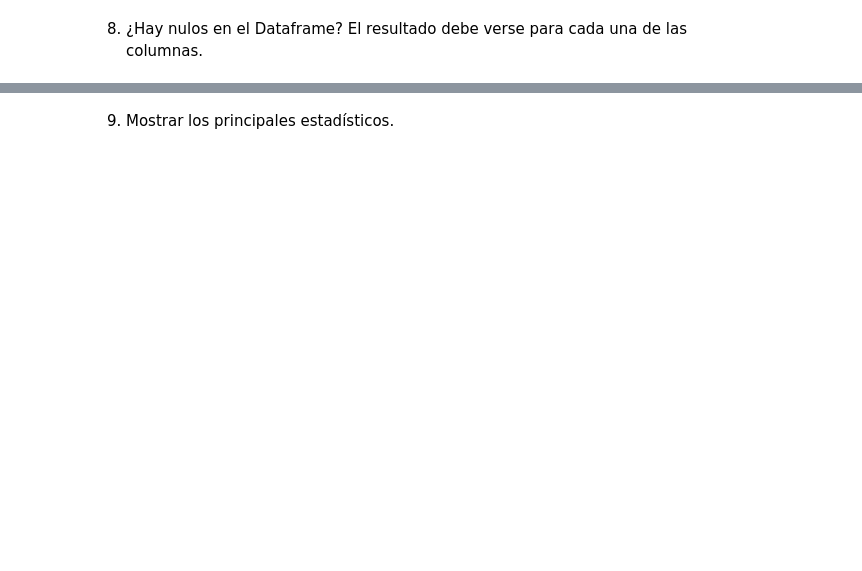
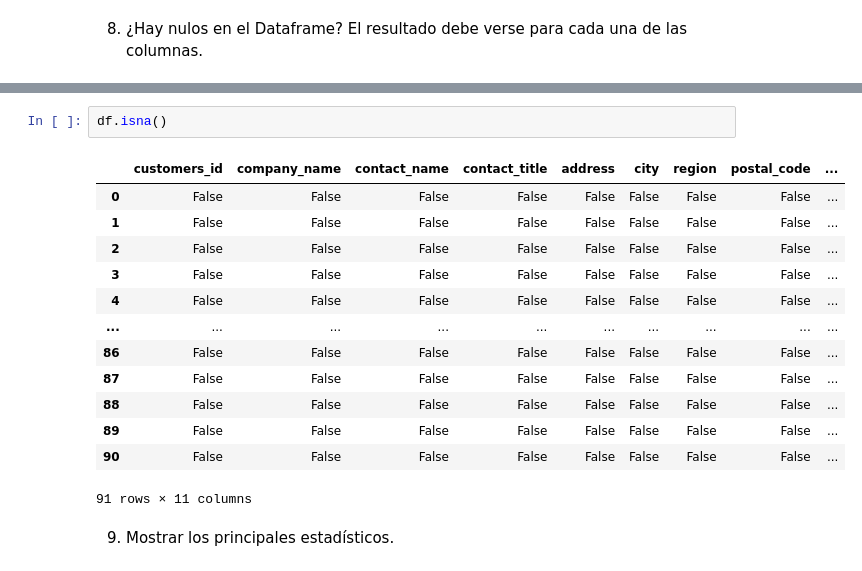
Before and after one commit to BeaDataArtist/promoi-modulo2-sprint2-pairprogramming-Ceci-Bea, a Jupyter notebook: modulo-2-ejercicios-pair-13-python-sql.ipynb, the cells around one changed output, grey strips where cells are left out. Saved outputs shown, nothing was run; the diff lists cells and outputs as text; blank space fills up the shorter version.

```diff
--- a/modulo-2-ejercicios-pair-13-python-sql.ipynb
+++ b/modulo-2-ejercicios-pair-13-python-sql.ipynb
@@ -19,2 +188,18 @@
+# %%
+df.isna()
+# %% [output]
+|  | customers_id | company_name | contact_name | contact_title | address | city | region | postal_code | ... |
+| 0 | False | False | False | False | False | False | False | False | ... |
+| 1 | False | False | False | False | False | False | False | False | ... |
+| 2 | False | False | False | False | False | False | False | False | ... |
+| 3 | False | False | False | False | False | False | False | False | ... |
+| 4 | False | False | False | False | False | False | False | False | ... |
+| ... | ... | ... | ... | ... | ... | ... | ... | ... | ... |
+| 86 | False | False | False | False | False | False | False | False | ... |
+| 87 | False | False | False | False | False | False | False | False | ... |
+| 88 | False | False | False | False | False | False | False | False | ... |
+| 89 | False | False | False | False | False | False | False | False | ... |
+| 90 | False | False | False | False | False | False | False | False | ... |
+91 rows × 11 columns
 # %% [markdown]
 9. Mostrar los principales estadísticos.
```
Also changed, not shown: parts of 11 cells of this notebook.
